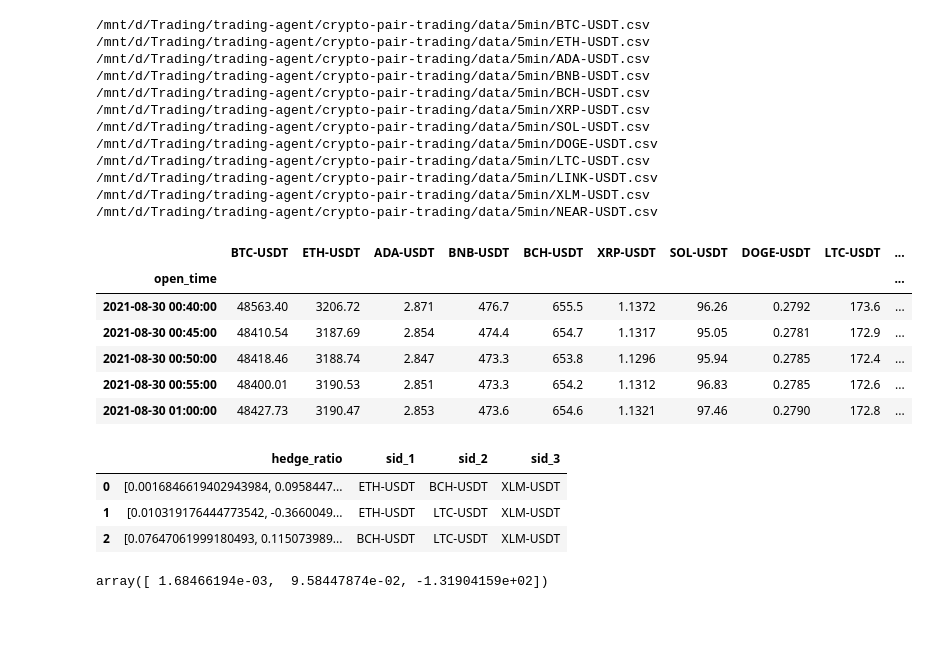
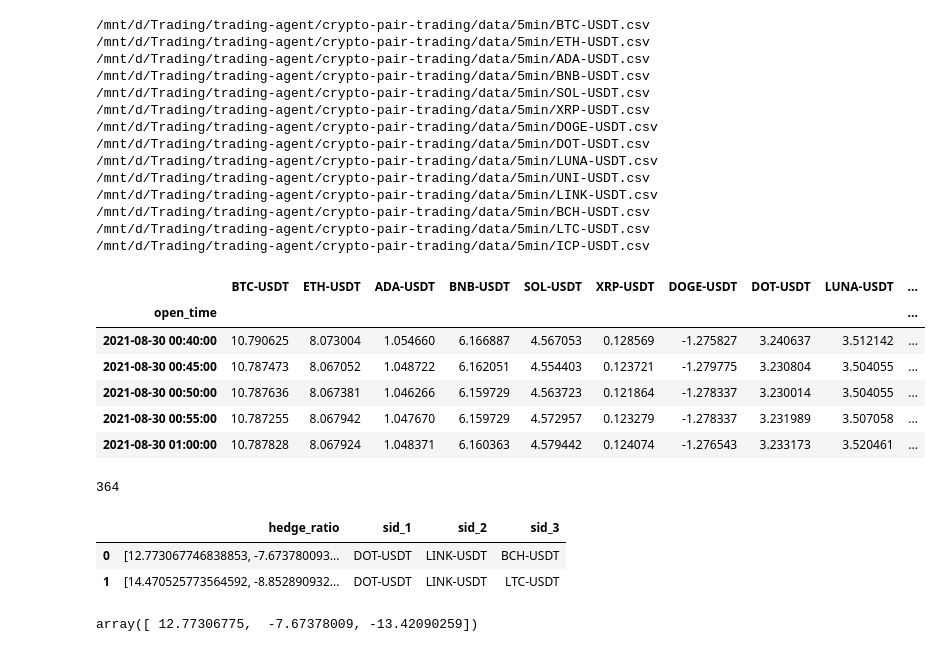
Before and after one commit to beannguyen/crypto-pair-trading, a Jupyter notebook: src/research/Pair Trading with Johansen Test.ipynb, the cells around one changed output. Cells and saved outputs as stored; diff of their text form; code cells hidden in the pictures; blank space fills up the shorter version.

```diff
--- a/src/research/Pair Trading with Johansen Test.ipynb
+++ b/src/research/Pair Trading with Johansen Test.ipynb
@@ -12,51 +14,53 @@ from datetime import datetime, timedelta
 DATA_PATH = '/mnt/d/Trading/trading-agent/crypto-pair-trading/data/5min'
 # %%
-# symbols = pd.read_csv(f'../../data/symbols.csv')['symbol'].values.tolist()
-symbols = ['BTC', 'ETH', 'ADA', 'BNB', 'BCH', 'XRP', 'SOL', 'DOGE', 'LTC', 'LINK', 'XLM', 'NEAR']
+# symbols = pd.read_csv(f'{DATA_PATH}/../symbols.csv')['symbol'].values.tolist()
+symbols = ['BTC', 'ETH', 'ADA', 'BNB', 'SOL', 'XRP', 'DOGE', 'DOT', 'LUNA', 'UNI', 'LINK', 'BCH', 'LTC', 'ICP']
 symbols = [f'{s}-USDT' for s in symbols]
 
 data = []
-start_date = (datetime.utcnow() - timedelta(days=30)).strftime('%Y-%m-%d')
+start_date = '2021-06-01'
 
 for symbol in symbols:
     try:
         file = f'{DATA_PATH}/{symbol}.csv'
         print(file)
         df = pd.read_csv(file,
                         parse_dates=['open_time'],
                         index_col=['open_time'])
 
         df.rename(columns={'close': symbol}, inplace=True)
         # the data is too long, just limit to recent period
-        data.append(df[df.index > start_date][symbol])
+        data.append(np.log(df[df.index > start_date][symbol]))
     except:
         pass
 
 df = pd.concat(data, axis=1)
 df = df.dropna(axis=1, how='all')
 df.dropna(inplace=True, how='any')
 
 df.tail()
 # %% [output]
 /mnt/d/Trading/trading-agent/crypto-pair-trading/data/5min/BTC-USDT.csv
 /mnt/d/Trading/trading-agent/crypto-pair-trading/data/5min/ETH-USDT.csv
 /mnt/d/Trading/trading-agent/crypto-pair-trading/data/5min/ADA-USDT.csv
 /mnt/d/Trading/trading-agent/crypto-pair-trading/data/5min/BNB-USDT.csv
+/mnt/d/Trading/trading-agent/crypto-pair-trading/data/5min/SOL-USDT.csv
+/mnt/d/Trading/trading-agent/crypto-pair-trading/data/5min/XRP-USDT.csv
+/mnt/d/Trading/trading-agent/crypto-pair-trading/data/5min/DOGE-USDT.csv
+/mnt/d/Trading/trading-agent/crypto-pair-trading/data/5min/DOT-USDT.csv
+/mnt/d/Trading/trading-agent/crypto-pair-trading/data/5min/LUNA-USDT.csv
+/mnt/d/Trading/trading-agent/crypto-pair-trading/data/5min/UNI-USDT.csv
+/mnt/d/Trading/trading-agent/crypto-pair-trading/data/5min/LINK-USDT.csv
 /mnt/d/Trading/trading-agent/crypto-pair-trading/data/5min/BCH-USDT.csv
-/mnt/d/Trading/trading-agent/crypto-pair-trading/data/5min/XRP-USDT.csv
-/mnt/d/Trading/trading-agent/crypto-pair-trading/data/5min/SOL-USDT.csv
-/mnt/d/Trading/trading-agent/crypto-pair-trading/data/5min/DOGE-USDT.csv
 /mnt/d/Trading/trading-agent/crypto-pair-trading/data/5min/LTC-USDT.csv
-/mnt/d/Trading/trading-agent/crypto-pair-trading/data/5min/LINK-USDT.csv
-/mnt/d/Trading/trading-agent/crypto-pair-trading/data/5min/XLM-USDT.csv
-/mnt/d/Trading/trading-agent/crypto-pair-trading/data/5min/NEAR-USDT.csv
+/mnt/d/Trading/trading-agent/crypto-pair-trading/data/5min/ICP-USDT.csv
-|  | BTC-USDT | ETH-USDT | ADA-USDT | BNB-USDT | BCH-USDT | XRP-USDT | SOL-USDT | DOGE-USDT | LTC-USDT | ... |
+|  | BTC-USDT | ETH-USDT | ADA-USDT | BNB-USDT | SOL-USDT | XRP-USDT | DOGE-USDT | DOT-USDT | LUNA-USDT | ... |
 | open_time |  |  |  |  |  |  |  |  |  | ... |
-| 2021-08-30 00:40:00 | 48563.40 | 3206.72 | 2.871 | 476.7 | 655.5 | 1.1372 | 96.26 | 0.2792 | 173.6 | ... |
-| 2021-08-30 00:45:00 | 48410.54 | 3187.69 | 2.854 | 474.4 | 654.7 | 1.1317 | 95.05 | 0.2781 | 172.9 | ... |
-| 2021-08-30 00:50:00 | 48418.46 | 3188.74 | 2.847 | 473.3 | 653.8 | 1.1296 | 95.94 | 0.2785 | 172.4 | ... |
-| 2021-08-30 00:55:00 | 48400.01 | 3190.53 | 2.851 | 473.3 | 654.2 | 1.1312 | 96.83 | 0.2785 | 172.6 | ... |
-| 2021-08-30 01:00:00 | 48427.73 | 3190.47 | 2.853 | 473.6 | 654.6 | 1.1321 | 97.46 | 0.2790 | 172.8 | ... |
+| 2021-08-30 00:40:00 | 10.790625 | 8.073004 | 1.054660 | 6.166887 | 4.567053 | 0.128569 | -1.275827 | 3.240637 | 3.512142 | ... |
+| 2021-08-30 00:45:00 | 10.787473 | 8.067052 | 1.048722 | 6.162051 | 4.554403 | 0.123721 | -1.279775 | 3.230804 | 3.504055 | ... |
+| 2021-08-30 00:50:00 | 10.787636 | 8.067381 | 1.046266 | 6.159729 | 4.563723 | 0.121864 | -1.278337 | 3.230014 | 3.504055 | ... |
+| 2021-08-30 00:55:00 | 10.787255 | 8.067942 | 1.047670 | 6.159729 | 4.572957 | 0.123279 | -1.278337 | 3.231989 | 3.507058 | ... |
+| 2021-08-30 01:00:00 | 10.787828 | 8.067924 | 1.048371 | 6.160363 | 4.579442 | 0.124074 | -1.276543 | 3.233173 | 3.520461 | ... |
 # %%
 p = 1
 COINTEGRATION_CONFIDENCE_LEVEL = 90
@@ -110,6 +114,7 @@ cointegrating_pairs = []
 
 #get symbol pairs
 pairs = list(it.combinations(symbols, 3))
+print(len(pairs))
 
 for pair in pairs:
     try:
@@ -120,13 +125,14 @@ for pair in pairs:
 coint_df = pd.DataFrame(cointegrating_pairs)
 coint_df.head()
 # %% [output]
+364
 |  | hedge_ratio | sid_1 | sid_2 | sid_3 |
-| 0 | [0.0016846619402943984, 0.0958447... | ETH-USDT | BCH-USDT | XLM-USDT |
-| 1 | [0.010319176444773542, -0.3660049... | ETH-USDT | LTC-USDT | XLM-USDT |
-| 2 | [0.07647061999180493, 0.115073989... | BCH-USDT | LTC-USDT | XLM-USDT |
+| 0 | [12.773067746838853, -7.673780093... | DOT-USDT | LINK-USDT | BCH-USDT |
+| 1 | [14.470525773564592, -8.852890932... | DOT-USDT | LINK-USDT | LTC-USDT |
-# %%
-coint_df.iloc[0]['hedge_ratio']
-# %% [output]
-array([ 1.68466194e-03,  9.58447874e-02, -1.31904159e+02])
 # %%
 coint_df.to_csv('coint_df.csv')
+# %%
+hedge_ratio = coint_df.iloc[0]['hedge_ratio']
+hedge_ratio
+# %% [output]
+array([ 12.77306775,  -7.67378009, -13.42090259])
```
Also changed, not shown: parts of 5 cells of this notebook, 1 other file.
